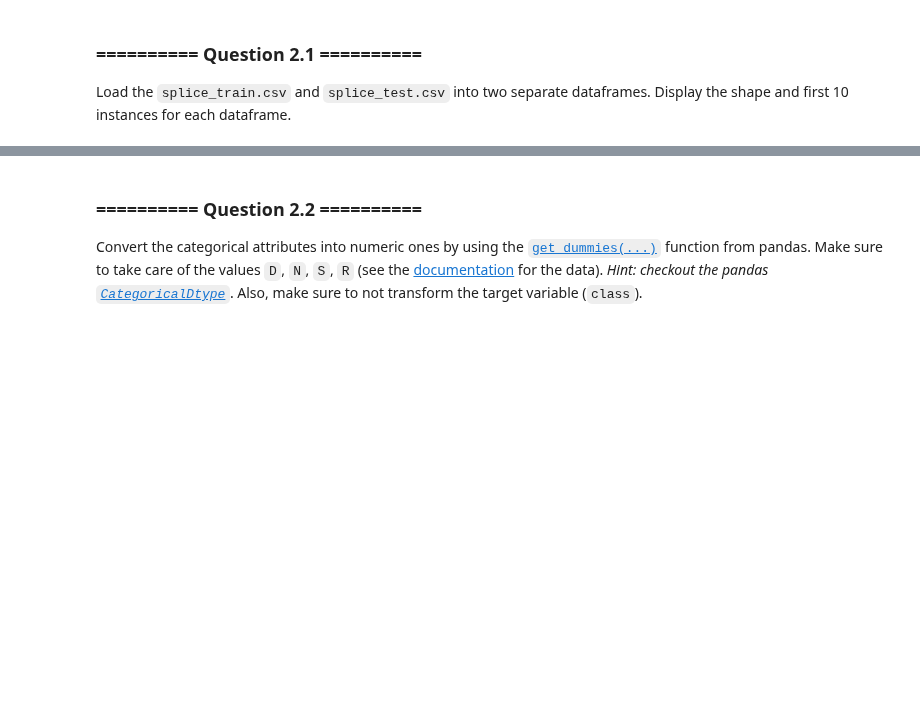
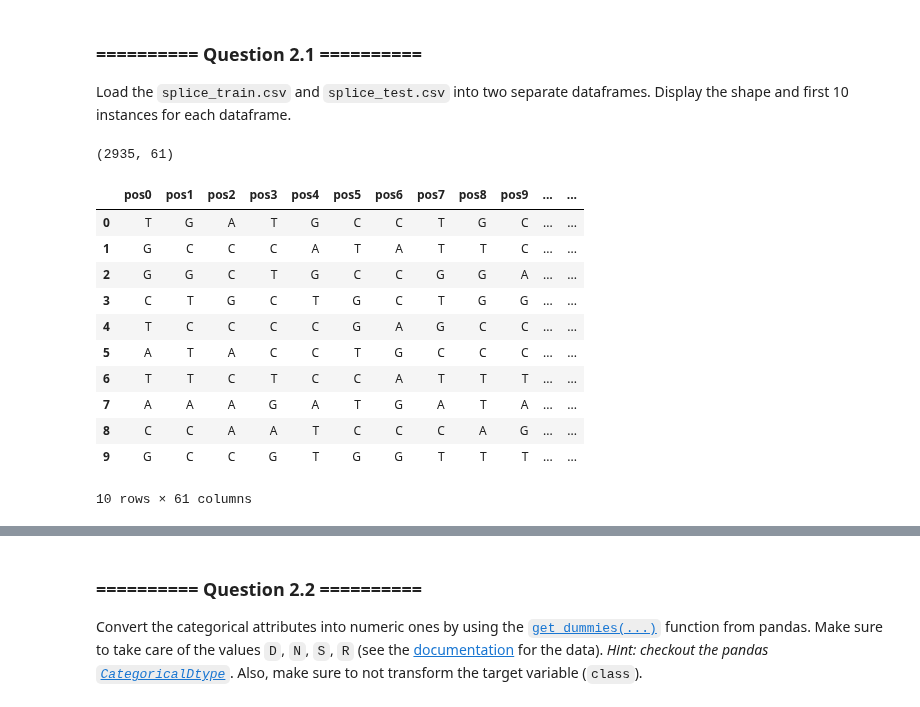
Before and after one commit to tjcdev/iaml, a Jupyter notebook: Labs/03 - Classification and Evaluation.ipynb, the cells around one changed output, grey strips where cells are left out. Saved outputs shown, nothing was run; the diff lists cells and outputs as text; code cells hidden in the pictures; blank space fills up the shorter version.

```diff
--- a/Labs/03 - Classification and Evaluation.ipynb
+++ b/Labs/03 - Classification and Evaluation.ipynb
@@ -170,0 +163,22 @@ Load the `splice_train.csv` and `splice_test.csv` into two separate dataframes.
+# %%
+# Load Splice Train Here
+
+data_path = os.path.join(os.getcwd(), 'datasets', 'splice_train.csv')
+train = pd.read_csv(data_path, delimiter = ',')
+
+print(train.shape)
+train[:10]
+# %% [output]
+(2935, 61)
+|  | pos0 | pos1 | pos2 | pos3 | pos4 | pos5 | pos6 | pos7 | pos8 | pos9 | ... | ... |
+| 0 | T | G | A | T | G | C | C | T | G | C | ... | ... |
+| 1 | G | C | C | C | A | T | A | T | T | C | ... | ... |
+| 2 | G | G | C | T | G | C | C | G | G | A | ... | ... |
+| 3 | C | T | G | C | T | G | C | T | G | G | ... | ... |
+| 4 | T | C | C | C | C | G | A | G | C | C | ... | ... |
+| 5 | A | T | A | C | C | T | G | C | C | C | ... | ... |
+| 6 | T | T | C | T | C | C | A | T | T | T | ... | ... |
+| 7 | A | A | A | G | A | T | G | A | T | A | ... | ... |
+| 8 | C | C | A | A | T | C | C | C | A | G | ... | ... |
+| 9 | G | C | C | G | T | G | G | T | T | T | ... | ... |
+10 rows × 61 columns
```
Also changed, not shown: parts of 4 cells of this notebook.
